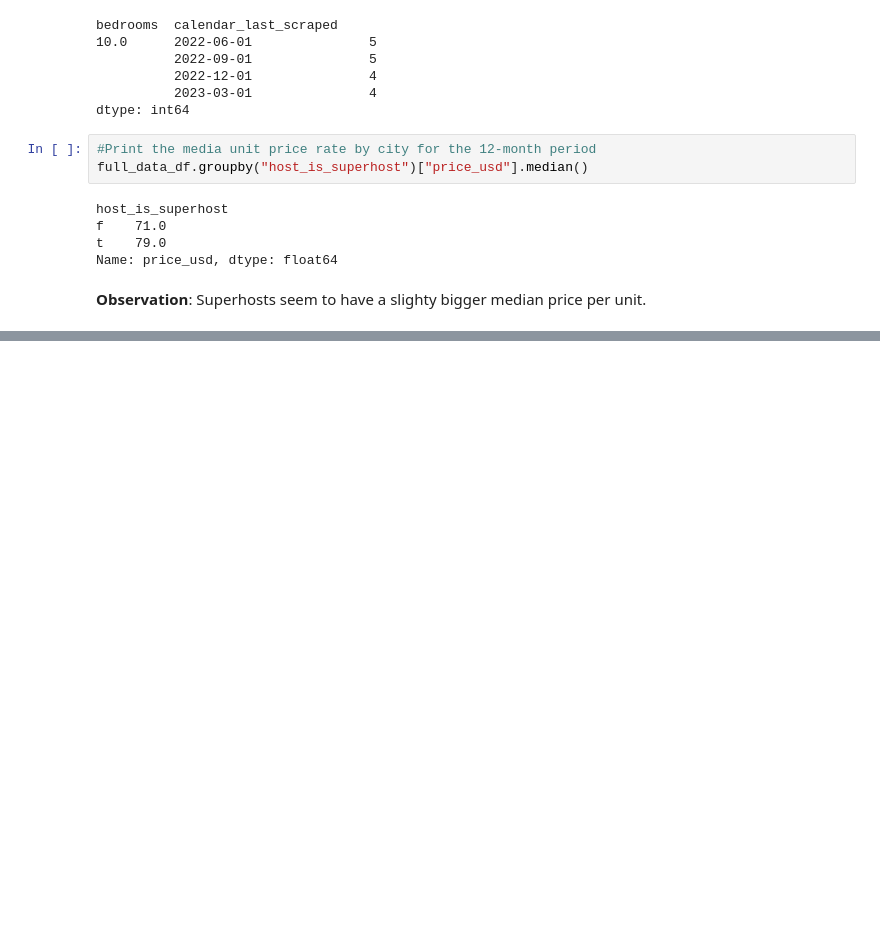
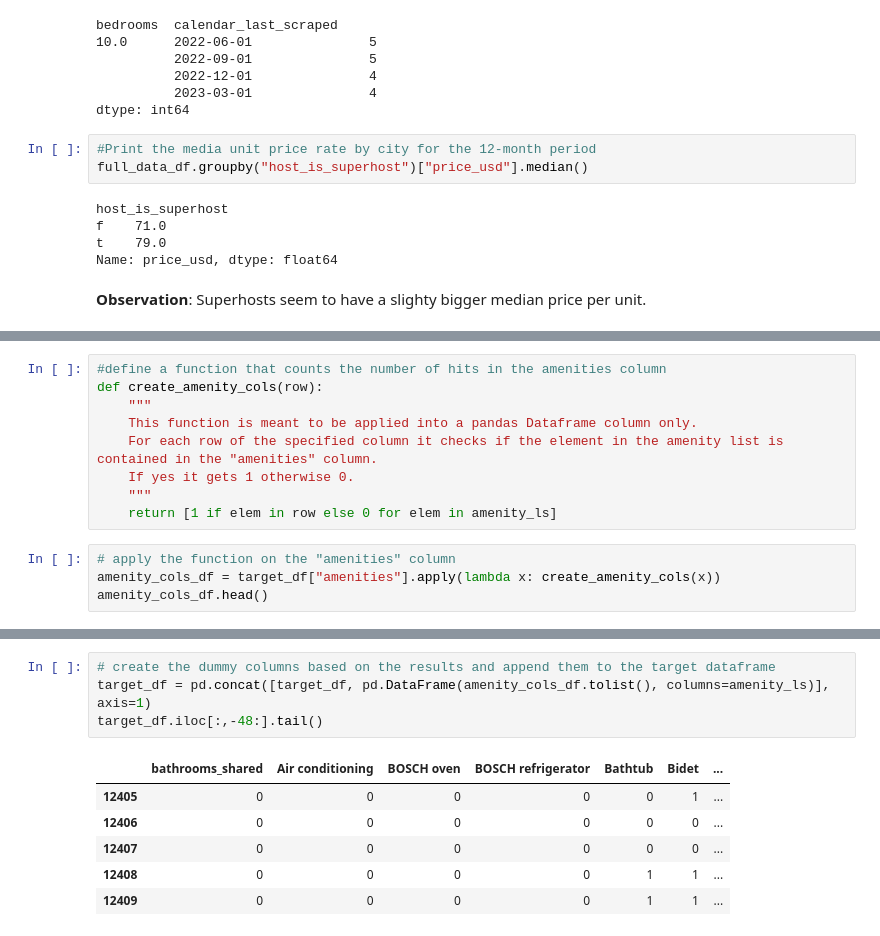
Before and after one commit to bruno-f7s/portfolio, a Jupyter notebook: airbnb-porto-2023/airbnb-porto-2023-eda.ipynb, the cells around one changed output, grey strips where cells are left out. Saved outputs shown, nothing was run; the diff lists cells and outputs as text; blank space fills up the shorter version.

```diff
--- a/airbnb-porto-2023/airbnb-porto-2023-eda.ipynb
+++ b/airbnb-porto-2023/airbnb-porto-2023-eda.ipynb
@@ -1060,0 +1147,13 @@ amenities_count.reset_index()
+# %%
+#define a function that counts the number of hits in the amenities column
+def create_amenity_cols(row):
+    """
+    This function is meant to be applied into a pandas Dataframe column only.
+    For each row of the specified column it checks if the element in the amenity list is contained in the "amenities" column.
+    If yes it gets 1 otherwise 0.
+    """
+    return [1 if elem in row else 0 for elem in amenity_ls]
+# %%
+# apply the function on the "amenities" column
+amenity_cols_df = target_df["amenities"].apply(lambda x: create_amenity_cols(x))
+amenity_cols_df.head()
@@ -1060,0 +1167,11 @@ amenities_count.reset_index()
+# %%
+# create the dummy columns based on the results and append them to the target dataframe
+target_df = pd.concat([target_df, pd.DataFrame(amenity_cols_df.tolist(), columns=amenity_ls)], axis=1)
+target_df.iloc[:,-48:].tail()
+# %% [output]
+|  | bathrooms_shared | Air conditioning | BOSCH oven | BOSCH refrigerator | Bathtub | Bidet | ... |
+| 12405 | 0 | 0 | 0 | 0 | 0 | 1 | ... |
+| 12406 | 0 | 0 | 0 | 0 | 0 | 0 | ... |
+| 12407 | 0 | 0 | 0 | 0 | 0 | 0 | ... |
+| 12408 | 0 | 0 | 0 | 0 | 1 | 1 | ... |
+| 12409 | 0 | 0 | 0 | 0 | 1 | 1 | ... |
```
Also changed, not shown: parts of 129 cells of this notebook.
